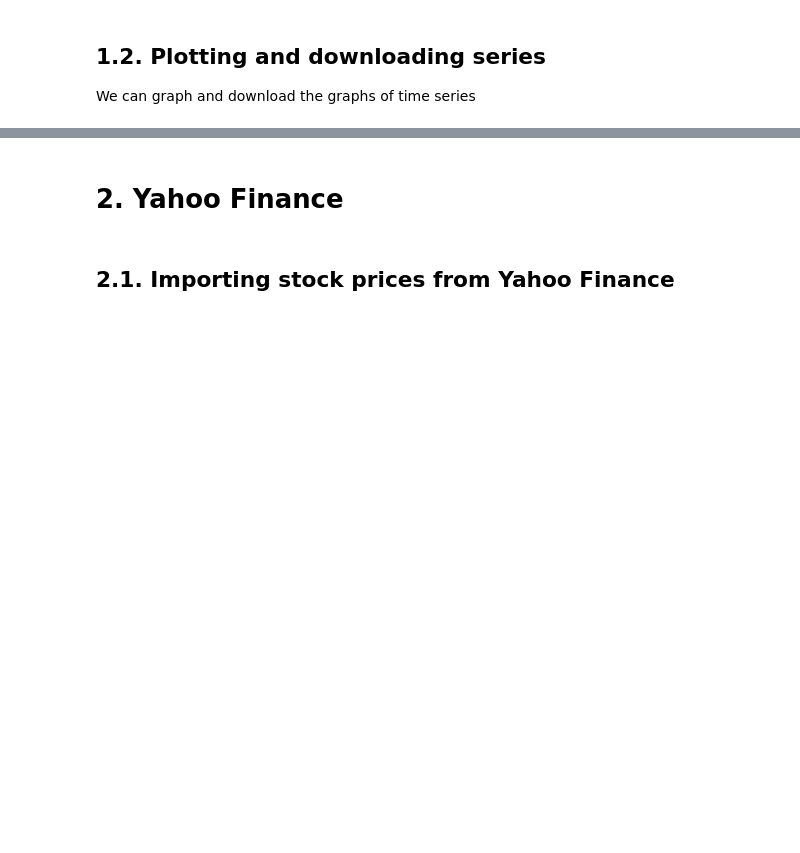
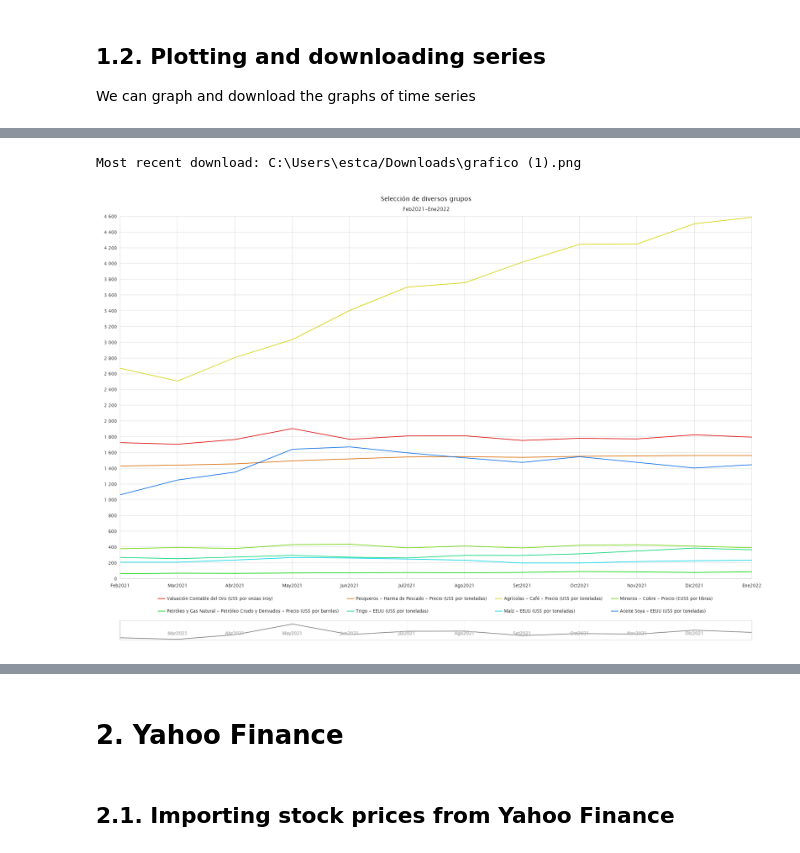
Before and after one commit to estcab00/timeseries-python, a Jupyter notebook: Sessions/Session 3 - Time Series Extraction.ipynb, the cells around one changed output, grey strips where cells are left out. Drawn from its saved outputs; the diff is of its cells as text; code cells hidden in the pictures; blank space fills up the shorter version.

```diff
--- a/Sessions/Session 3 - Time Series Extraction.ipynb
+++ b/Sessions/Session 3 - Time Series Extraction.ipynb
@@ -443,0 +341,5 @@ for day in days:
+# %%
+bcrp.bcrp_graph( ['PN38766BM', 'PN38779BM', 'PN38784BM', 'PN06484IM', 'PN01661XM', 'PN01662XM', 'PN01664XM', 'PN38810BM'] , '2021-02' , '2022-01')
+# %% [output]
+Most recent download: C:\Users\estca/Downloads\grafico (1).png
+[figure, added]
```
Also changed, not shown: parts of 41 cells of this notebook.
